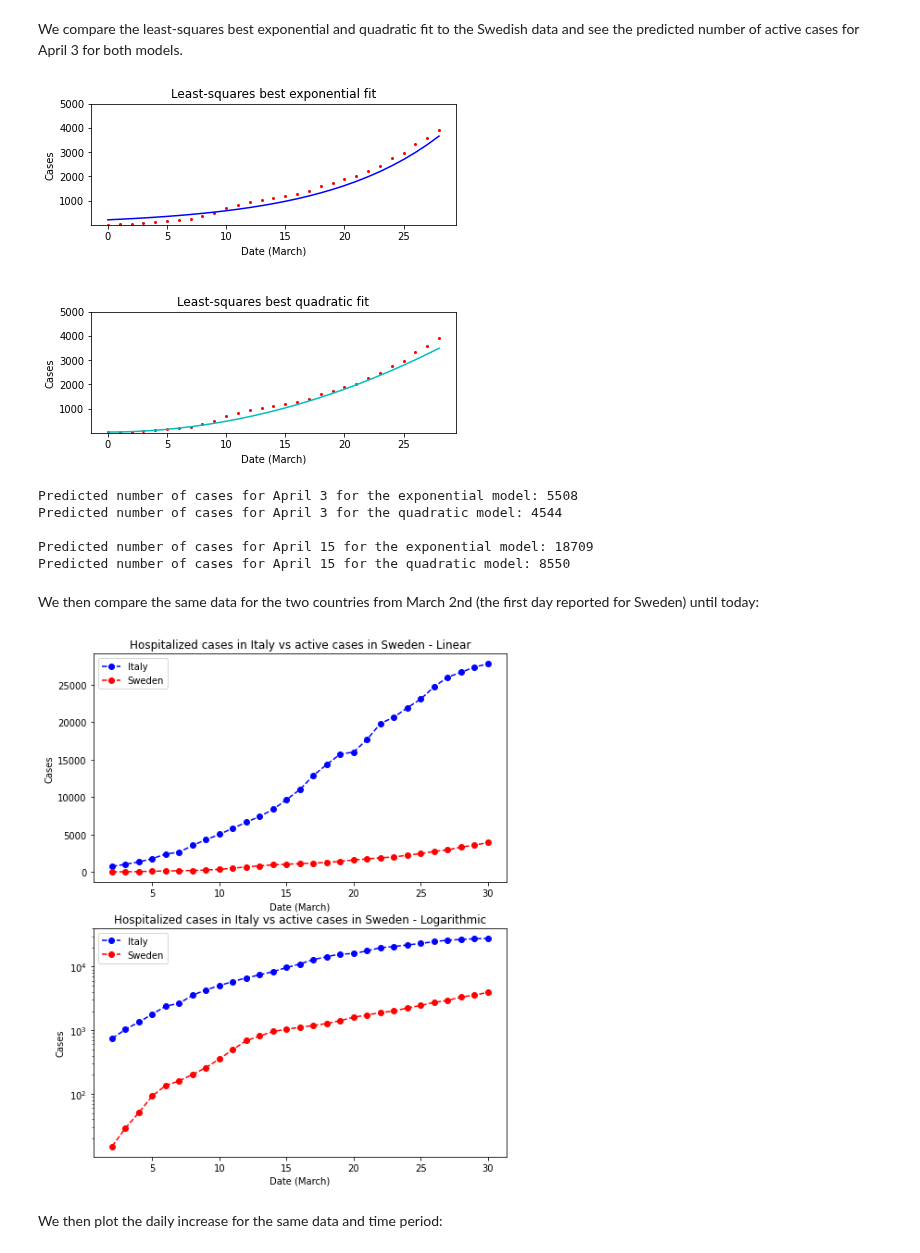
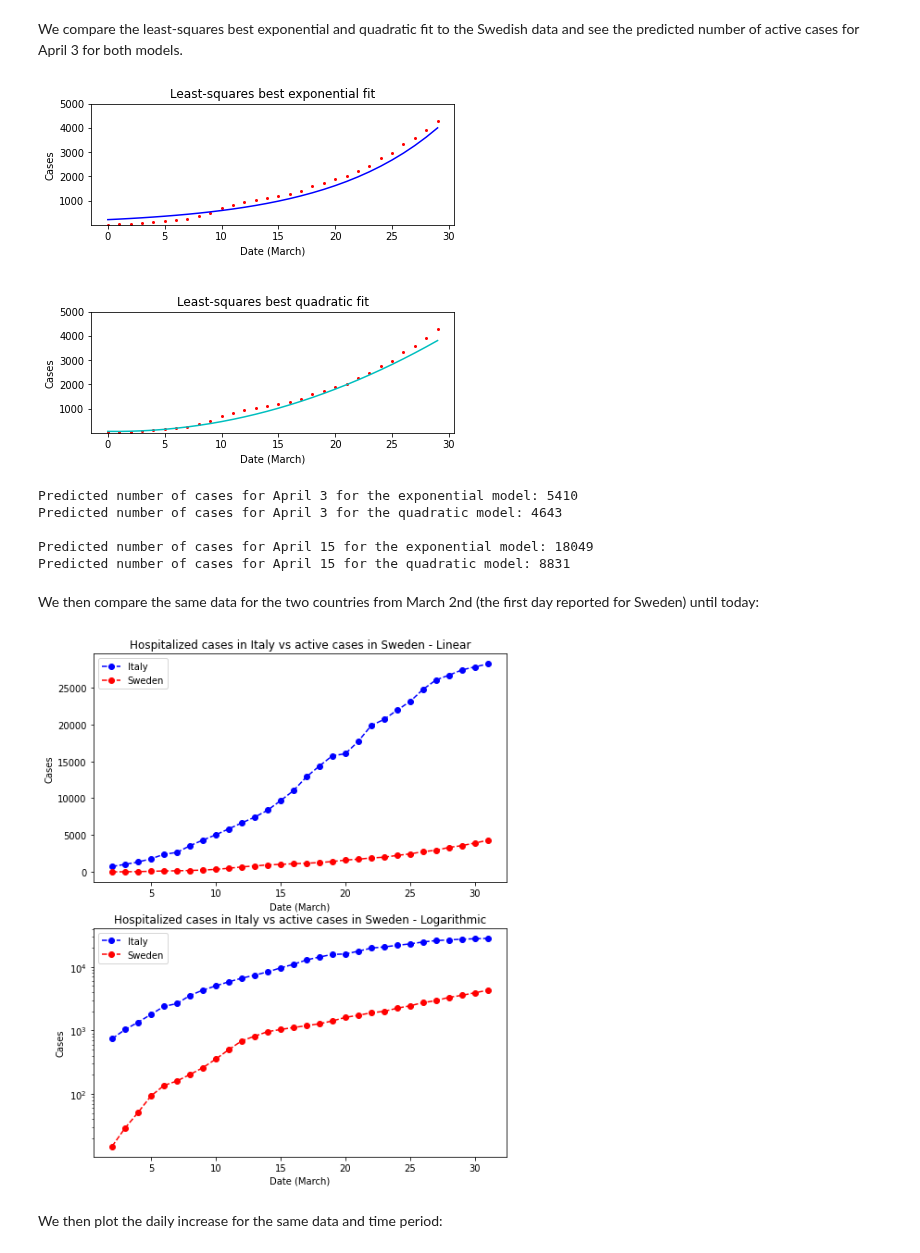
Before and after one commit to eera-l/Covid19-Sweden-Overview, a Jupyter notebook: c19-it-swe.ipynb, the cells around one changed output. Drawn from its saved outputs; the diff is of its cells as text; code cells hidden in the pictures.

```diff
--- a/c19-it-swe.ipynb
+++ b/c19-it-swe.ipynb
@@ -86,46 +86,46 @@ import matplotlib.pyplot as plt
 sweden_active = [15, 29, 51, 93, 136, 160, 202, 259, 354, 498, 685,
                 812, 958, 1036, 1113, 1187, 1276, 1412, 1607, 1734,
                 1897, 2003, 2243, 2448, 2747, 2948, 3326,
-                3574, 3928]
+                3574, 3928, 4291]
 
 x = np.arange(len(sweden_active))
-exp_fit = [211.236 * np.exp(0.101904 * i) for i in x]
-quad_fit = [4.38197 * i**2 + 0.818311 * i + 30.5966 for i in x]
+exp_fit = [217.715 * np.exp(0.100401 * i) for i in x]
+quad_fit = [4.67641 * i**2 - 6.42488 * i + 59.8049 for i in x]
 
 fig = plt.figure()
 ax1 = fig.add_subplot(211)
 ax1.plot(x, sweden_active, 'or', markersize=2)
 ax1.plot(x, exp_fit, '-b')
 ax1.set_title('Least-squares best exponential fit')
 ax1.set_xlabel('Date (March)')
 ax1.set_ylabel('Cases')
 ax1.set_ylim(1, 5000)
 
 ax2 = fig.add_subplot(212)
 ax2.plot(x, sweden_active, 'or', markersize=2)
 ax2.plot(x, quad_fit, '-c')
 ax2.set_title('Least-squares best quadratic fit')
 ax2.set_xlabel('Date (March)')
 ax2.set_ylabel('Cases')
 ax2.set_ylim(1, 5000)
 fig.tight_layout()
 
 fig.set_figheight(6)
 fig.set_figwidth(6)
 plt.show()
 
-print("Predicted number of cases for April 3 for the exponential model: {:.0f}".format(211.236 * np.exp(0.101904 * 32)))
-print("Predicted number of cases for April 3 for the quadratic model: {:.0f}".format(4.38197 * 32**2 + 0.818311 * 32 + 30.5966))
+print("Predicted number of cases for April 3 for the exponential model: {:.0f}".format(217.715 * np.exp(0.100401 * 32)))
+print("Predicted number of cases for April 3 for the quadratic model: {:.0f}".format(4.67641 * 32**2 - 6.42488 * 32 + 59.8049))
 print()
-print("Predicted number of cases for April 15 for the exponential model: {:.0f}".format(211.236 * np.exp(0.101904 * 44)))
-print("Predicted number of cases for April 15 for the quadratic model: {:.0f}".format(4.38197 * 44**2 + 0.818311 * 44 + 30.5966))
+print("Predicted number of cases for April 15 for the exponential model: {:.0f}".format(217.715 * np.exp(0.100401 * 44)))
+print("Predicted number of cases for April 15 for the quadratic model: {:.0f}".format(4.67641 * 44**2 - 6.42488 * 44 + 59.8049))
 # %% [output]
-[figure, old version]
+[figure, new version]
-Predicted number of cases for April 3 for the exponential model: 5508
-Predicted number of cases for April 3 for the quadratic model: 4544
+Predicted number of cases for April 3 for the exponential model: 5410
+Predicted number of cases for April 3 for the quadratic model: 4643
 
-Predicted number of cases for April 15 for the exponential model: 18709
-Predicted number of cases for April 15 for the quadratic model: 8550
+Predicted number of cases for April 15 for the exponential model: 18049
+Predicted number of cases for April 15 for the quadratic model: 8831
 # %% [markdown]
 We then compare the same data for the two countries from March 2nd (the first day reported for Sweden) until today:
 # %%
@@ -136,12 +136,12 @@ italy_hospitalized = [742, 1034, 1346, 1790, 2394, 2651, 3550, 4316,
                      5038, 5838, 6650, 7426, 8372, 9663, 11025,
                      12894, 14363, 15757, 16020, 17708, 19846,
                      20692, 21937, 23112, 24753, 26029, 26676,
-                     27386, 27795]
+                     27386, 27795, 28192]
 
 sweden_active = [15, 29, 51, 93, 136, 160, 202, 259, 354, 498, 685,
                 812, 958, 1036, 1113, 1187, 1276, 1412, 1607, 1734,
                 1897, 2003, 2243, 2448, 2747, 2948, 3326,
-                3574, 3928]
+                3574, 3928, 4291]
 
 x = np.arange(2, len(italy_hospitalized) + 2)
 
@@ -167,7 +167,7 @@ fig.set_figheight(10)
 fig.set_figwidth(8)
 plt.show()
 # %% [output]
-[figure, old version]
+[figure, new version]
 # %% [markdown]
 We then plot the daily increase for the same data and time period:
 # %%
```
Also changed, not shown: parts of 3 cells of this notebook.
